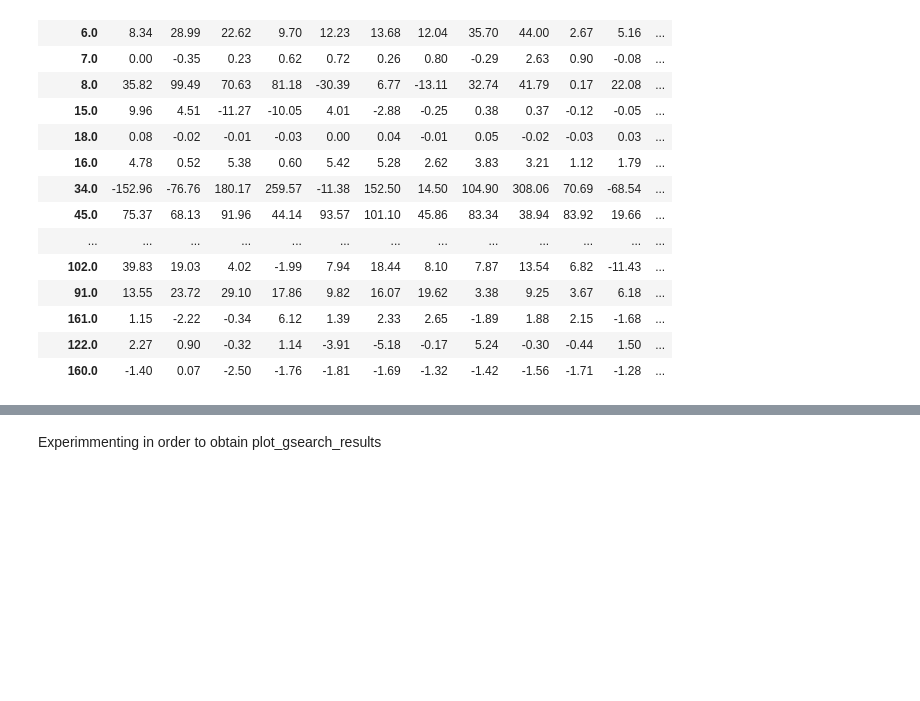
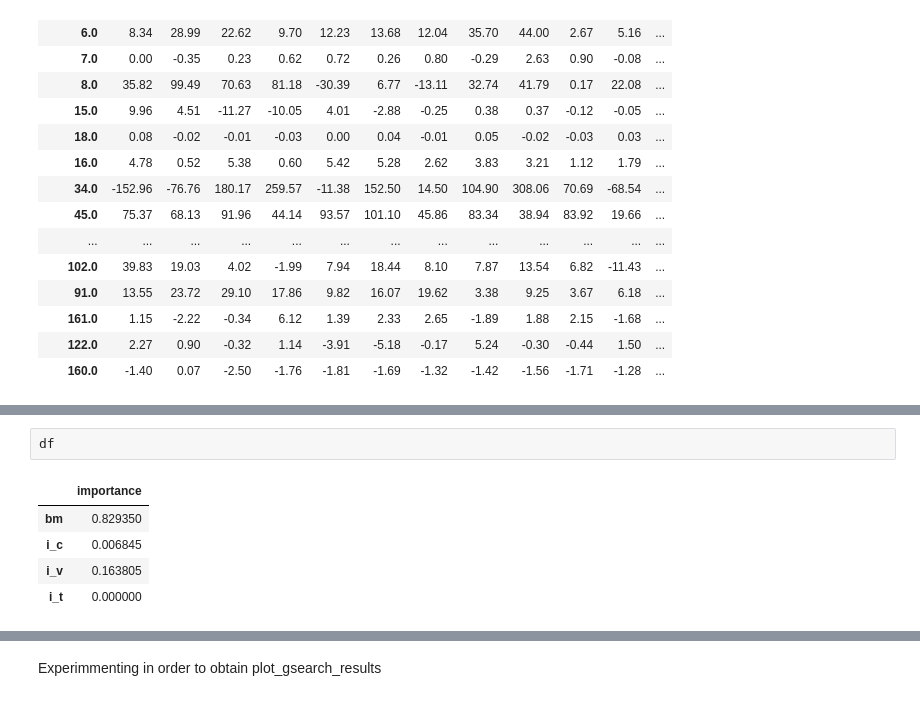
Before and after one commit to Moncada-Francesco-97/Calving-U-Net, a Jupyter notebook: Random_Forest/random_forest.ipynb, the cells around one changed output, grey strips where cells are left out. Drawn from its saved outputs; the diff is of its cells as text; blank space fills up the shorter version.

```diff
--- a/Random_Forest/random_forest.ipynb
+++ b/Random_Forest/random_forest.ipynb
@@ -312,0 +325,8 @@ array([('bm', '2005'), ('bm', '2006'), ('bm', '2007'), ('bm', '2008'),
+# %%
+df
+# %% [output]
+|  | importance |
+| bm | 0.829350 |
+| i_c | 0.006845 |
+| i_v | 0.163805 |
+| i_t | 0.000000 |
```
Also changed, not shown: parts of 8 cells of this notebook, 2 other files.
